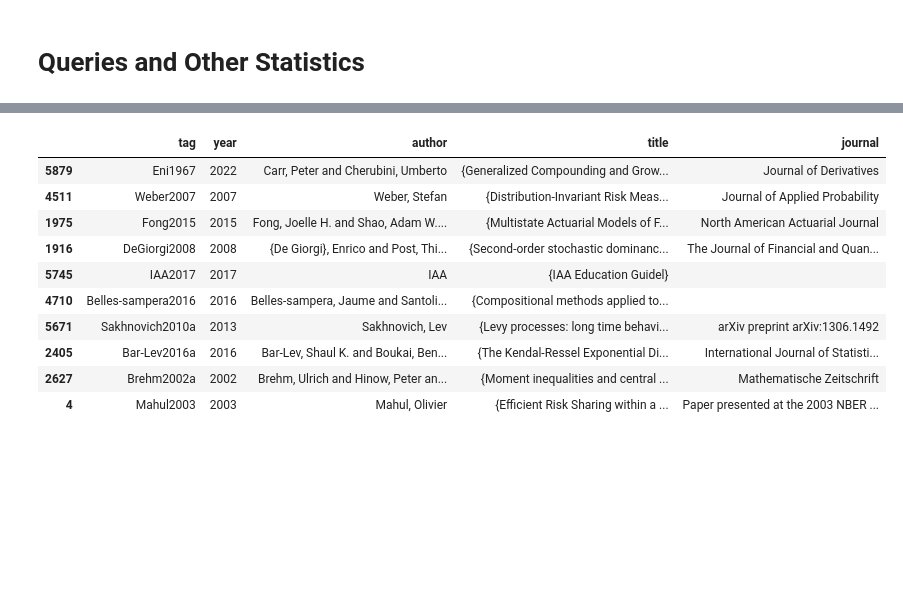
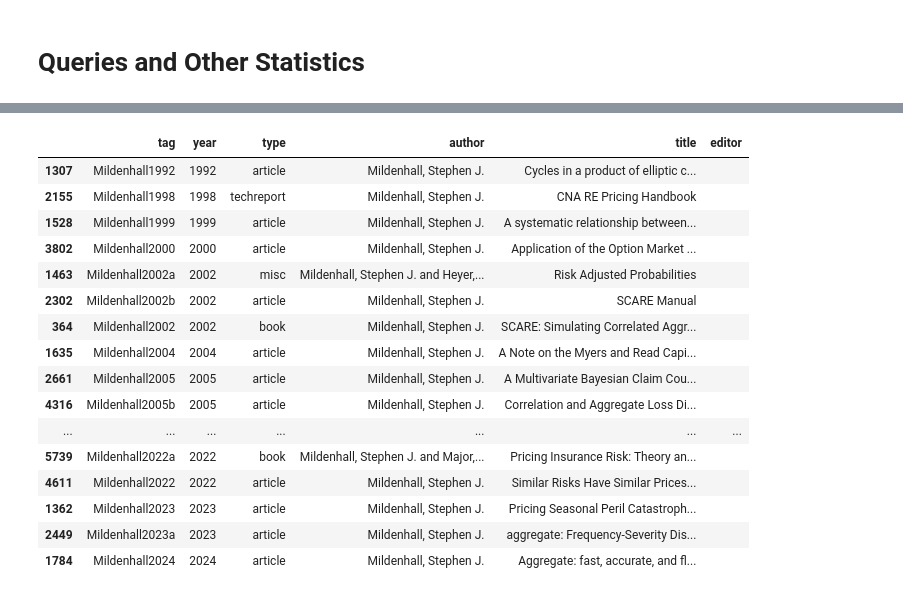
Before and after one commit to mynl/archivum_project, a Jupyter notebook: temp/documents.ipynb, the cells around one changed output, grey strips where cells are left out. Drawn from its saved outputs; the diff is of its cells as text; code cells hidden in the pictures; blank space fills up the shorter version.

```diff
--- a/temp/documents.ipynb
+++ b/temp/documents.ipynb
@@ -268,3 +297,3 @@ time: 47 ms (started: 2025-05-25 17:40:59 +01:00)
 # %%
-b.stats()
+b.add_querex()
 # %% [output]
@@ -358,5 +300,0 @@ time: 125 ms (started: 2025-05-25 20:34:51 +01:00)
-# %%
-b._database = None
-arcu.fGT(
-b.database.head(20)
-)
@@ -441,4 +300,0 @@ time: 188 ms (started: 2025-05-25 21:01:15 +01:00)
-# %%
-# b._database = None
-b._database=None
-fGT(b.database.sample(20))
@@ -542,14 +301,20 @@ time: 16 ms (started: 2025-05-25 21:54:16 +01:00)
 # %%
-b.ref_df.sample(10)[['tag', 'year', 'author', 'title', 'journal']]
+b.ref_df.querex('select editor tag ~ Mildenhall').sort_values(['year', 'title'])
 # %% [output]
-|  | tag | year | author | title | journal |
-| 5879 | Eni1967 | 2022 | Carr, Peter and Cherubini, Umberto | {Generalized Compounding and Grow... | Journal of Derivatives |
-| 4511 | Weber2007 | 2007 | Weber, Stefan | {Distribution-Invariant Risk Meas... | Journal of Applied Probability |
-| 1975 | Fong2015 | 2015 | Fong, Joelle H. and Shao, Adam W.... | {Multistate Actuarial Models of F... | North American Actuarial Journal |
-| 1916 | DeGiorgi2008 | 2008 | {De Giorgi}, Enrico and Post, Thi... | {Second-order stochastic dominanc... | The Journal of Financial and Quan... |
-| 5745 | IAA2017 | 2017 | IAA | {IAA Education Guidel} |  |
-| 4710 | Belles-sampera2016 | 2016 | Belles-sampera, Jaume and Santoli... | {Compositional methods applied to... |  |
-| 5671 | Sakhnovich2010a | 2013 | Sakhnovich, Lev | {Levy processes: long time behavi... | arXiv preprint arXiv:1306.1492 |
-| 2405 | Bar-Lev2016a | 2016 | Bar-Lev, Shaul K. and Boukai, Ben... | {The Kendal-Ressel Exponential Di... | International Journal of Statisti... |
-| 2627 | Brehm2002a | 2002 | Brehm, Ulrich and Hinow, Peter an... | {Moment inequalities and central ... | Mathematische Zeitschrift |
-| 4 | Mahul2003 | 2003 | Mahul, Olivier | {Efficient Risk Sharing within a ... | Paper presented at the 2003 NBER ... |
+|  | tag | year | type | author | title | editor |
+| 1307 | Mildenhall1992 | 1992 | article | Mildenhall, Stephen J. | Cycles in a product of elliptic c... |  |
+| 2155 | Mildenhall1998 | 1998 | techreport | Mildenhall, Stephen J. | CNA RE Pricing Handbook |  |
+| 1528 | Mildenhall1999 | 1999 | article | Mildenhall, Stephen J. | A systematic relationship between... |  |
+| 3802 | Mildenhall2000 | 2000 | article | Mildenhall, Stephen J. | Application of the Option Market ... |  |
+| 1463 | Mildenhall2002a | 2002 | misc | Mildenhall, Stephen J. and Heyer,... | Risk Adjusted Probabilities |  |
+| 2302 | Mildenhall2002b | 2002 | article | Mildenhall, Stephen J. | SCARE Manual |  |
+| 364 | Mildenhall2002 | 2002 | book | Mildenhall, Stephen J. | SCARE: Simulating Correlated Aggr... |  |
+| 1635 | Mildenhall2004 | 2004 | article | Mildenhall, Stephen J. | A Note on the Myers and Read Capi... |  |
+| 2661 | Mildenhall2005 | 2005 | article | Mildenhall, Stephen J. | A Multivariate Bayesian Claim Cou... |  |
+| 4316 | Mildenhall2005b | 2005 | article | Mildenhall, Stephen J. | Correlation and Aggregate Loss Di... |  |
+| ... | ... | ... | ... | ... | ... | ... |
+| 5739 | Mildenhall2022a | 2022 | book | Mildenhall, Stephen J. and Major,... | Pricing Insurance Risk: Theory an... |  |
+| 4611 | Mildenhall2022 | 2022 | article | Mildenhall, Stephen J. | Similar Risks Have Similar Prices... |  |
+| 1362 | Mildenhall2023 | 2023 | article | Mildenhall, Stephen J. | Pricing Seasonal Peril Catastroph... |  |
+| 2449 | Mildenhall2023a | 2023 | article | Mildenhall, Stephen J. | aggregate: Frequency-Severity Dis... |  |
+| 1784 | Mildenhall2024 | 2024 | article | Mildenhall, Stephen J. | Aggregate: fast, accurate, and fl... |  |
```
Also changed, not shown: parts of 73 cells of this notebook, 25 other files.
